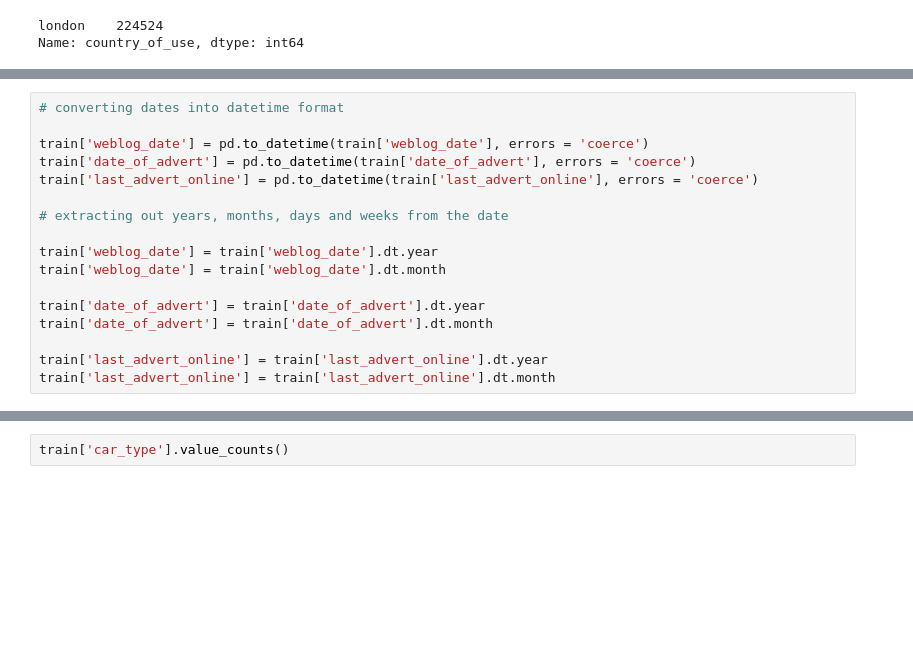
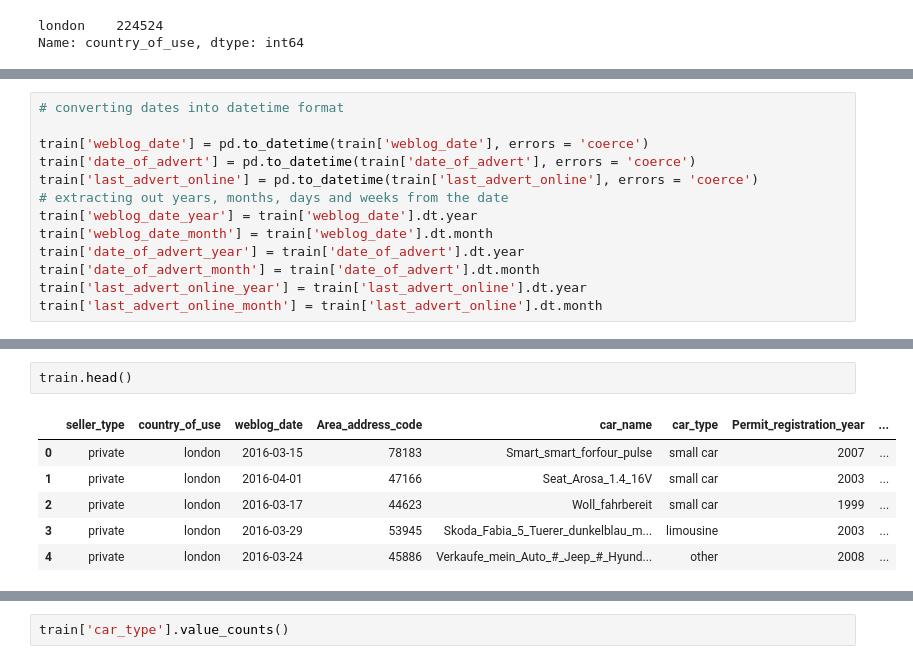
Before and after one commit to Ayanlola2002/Data-Science-Nigeria, a Jupyter notebook: best_car_price.ipynb, the cells around one changed output, grey strips where cells are left out. Cells and saved outputs as stored; diff of their text form; blank space fills up the shorter version.

```diff
--- a/best_car_price.ipynb
+++ b/best_car_price.ipynb
@@ -301,14 +254,10 @@ KeyError: ignored
 train['weblog_date'] = pd.to_datetime(train['weblog_date'], errors = 'coerce')
 train['date_of_advert'] = pd.to_datetime(train['date_of_advert'], errors = 'coerce')
 train['last_advert_online'] = pd.to_datetime(train['last_advert_online'], errors = 'coerce')
-
 # extracting out years, months, days and weeks from the date
-
-train['weblog_date'] = train['weblog_date'].dt.year
-train['weblog_date'] = train['weblog_date'].dt.month
-
-train['date_of_advert'] = train['date_of_advert'].dt.year
-train['date_of_advert'] = train['date_of_advert'].dt.month
-
-train['last_advert_online'] = train['last_advert_online'].dt.year
-train['last_advert_online'] = train['last_advert_online'].dt.month
+train['weblog_date_year'] = train['weblog_date'].dt.year
+train['weblog_date_month'] = train['weblog_date'].dt.month
+train['date_of_advert_year'] = train['date_of_advert'].dt.year
+train['date_of_advert_month'] = train['date_of_advert'].dt.month
+train['last_advert_online_year'] = train['last_advert_online'].dt.year
+train['last_advert_online_month'] = train['last_advert_online'].dt.month
@@ -336,0 +279,9 @@ Name: car_name, Length: 144834, dtype: int64
+# %%
+train.head()
+# %% [output]
+|  | seller_type | country_of_use | weblog_date | Area_address_code | car_name | car_type | Permit_registration_year | ... |
+| 0 | private | london | 2016-03-15 | 78183 | Smart_smart_forfour_pulse | small car | 2007 | ... |
+| 1 | private | london | 2016-04-01 | 47166 | Seat_Arosa_1.4_16V | small car | 2003 | ... |
+| 2 | private | london | 2016-03-17 | 44623 | Woll_fahrbereit | small car | 1999 | ... |
+| 3 | private | london | 2016-03-29 | 53945 | Skoda_Fabia_5_Tuerer_dunkelblau_m... | limousine | 2003 | ... |
+| 4 | private | london | 2016-03-24 | 45886 | Verkaufe_mein_Auto_#_Jeep_#_Hyund... | other | 2008 | ... |
```
Also changed, not shown: parts of 32 cells of this notebook.
